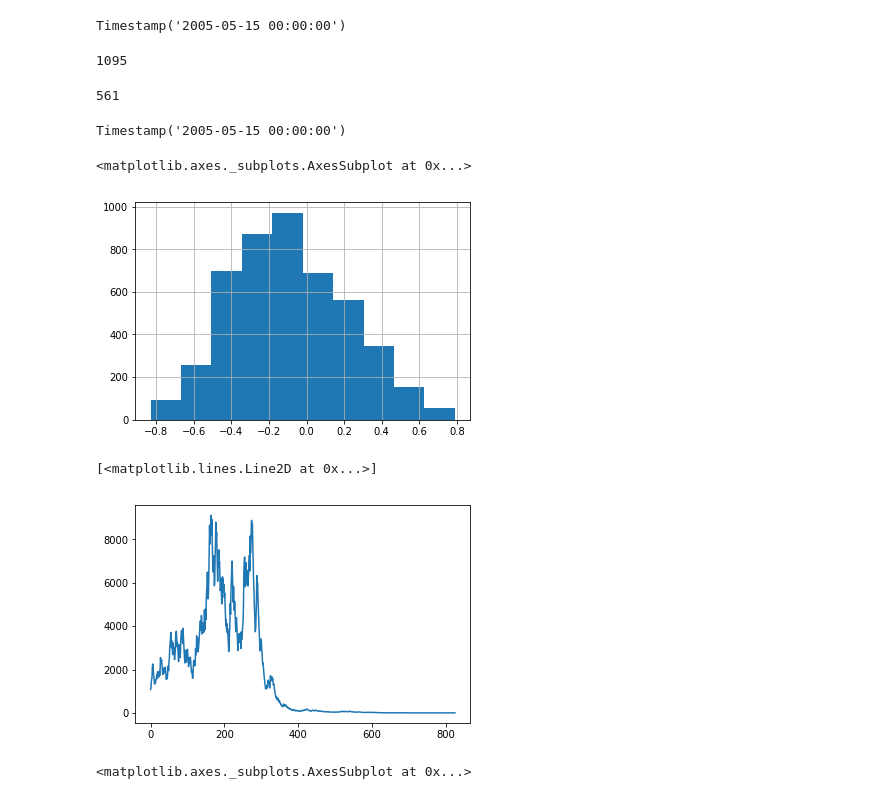
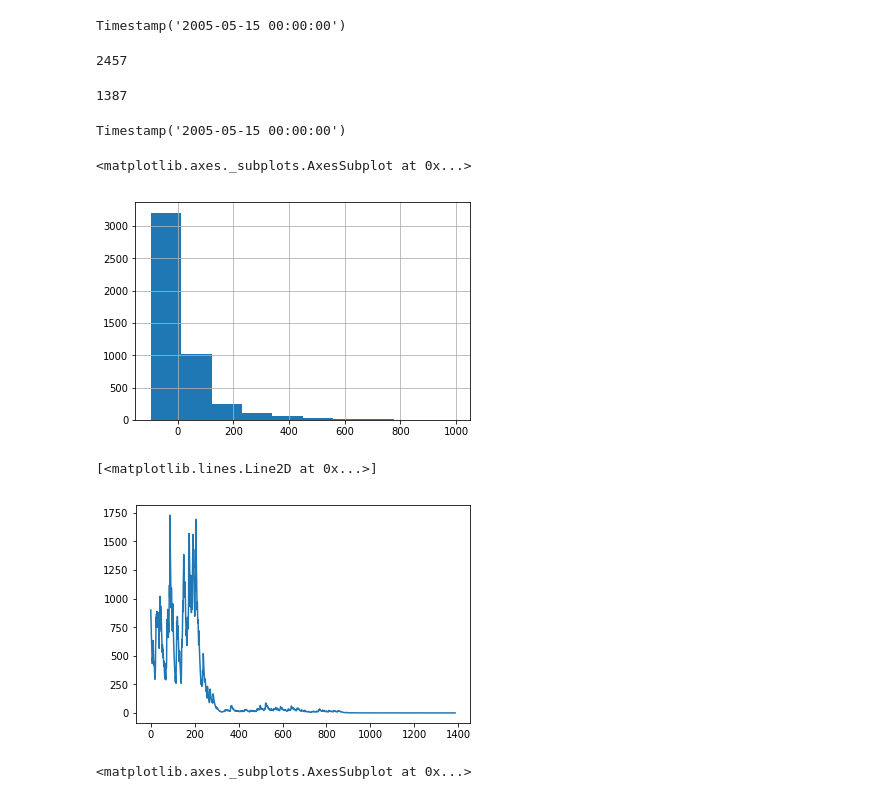
Before and after one commit to greenster3000/fun, a Jupyter notebook: notebooks/elo.ipynb, the cells around one changed output. Drawn from its saved outputs; the diff is of its cells as text; code cells hidden in the pictures.

Commit message:
did some work on 538 and draws

```diff
--- a/notebooks/elo.ipynb
+++ b/notebooks/elo.ipynb
@@ -222,6 +222,14 @@ for file in sorted(os.listdir("../xgbetting/data/eng/")):
 df["p_draw"] = df.expected.apply(lambda x: (4 / 3) * x * (1 - x))
 df["p_win"] = df.expected - (0.5 * df.p_draw)
 df["p_loss"] = 1 - df.expected - (0.5 * df.p_draw)
+# %%
+df["odds_draw"] = 1 / df.p_draw
+df["odds_win"] = 1 / df.p_win
+df["odds_loss"] = 1/ df.p_loss
+# %%
+df["home_diff"] = (df.BbMxH - df.odds_win) / df.odds_win * 100
+df["away_diff"] = (df.BbMxA - df.odds_loss) / df.odds_loss * 100
+df["draw_diff"] = (df.BbMxD - df.odds_draw) / df.odds_draw * 100
 # %%
 df["checksum"] = df.p_draw + df.p_win + df.p_loss
 # %%
@@ -246,31 +254,23 @@ df.p_draw.hist(bins=32)
 df[df.BbMxA.isnull()].Date.max()
 # %% [output]
 Timestamp('2005-05-15 00:00:00')
-# %%
-df["odds_win"] = 1 / df.BbMxH
-df["odds_draw"] = 1 / df.BbMxD
-df["odds_loss"] = 1 / df.BbMxA
-# %%
-df["win_diff"] =  df.p_win - df.odds_win
-df["draw_diff"] = df.p_draw - df.odds_draw
-df["loss_diff"] = df.p_loss - df.odds_loss
 # %%
-print(len(df[df.loss_diff > 0.3]))
+print(len(df[df.away_diff > 20]))
 # %% [output]
-1095
+2457
 # %%
-print(len(df[df.win_diff > 0.3] ))
+print(len(df[df.home_diff > 20] ))
 # %% [output]
-561
+1387
 # %%
 df[df.odds_win.isnull()].Date.max()
 # %% [output]
 Timestamp('2005-05-15 00:00:00')
 # %%
-df.win_diff.hist()
+df.home_diff.hist()
 # %% [output]
 <matplotlib.axes._subplots.AxesSubplot at 0x...>
-[figure, old version]
+[figure, new version]
 # %%
 money = 1000
 percent = 0.1
@@ -278,20 +278,20 @@ total_staked = 0
 total_won = 0
 money_history = []
 # for row in df[(df.loss_diff < -0.3) & (df.expected < 0.6) & (df.expected > 0.4)].itertuples():
-for row in df[(df.loss_diff < -0.2)].itertuples():
+for row in df[(df.home_diff > 20)].itertuples():
 
     stake = money * percent
     money -= stake
     total_staked += stake
 
-    if row.FTR == "A":
-        money += row.BbMxA * 0.99 * stake
-        total_won += row.BbMxA * 0.99 * stake
+    if row.FTR == "H":
+        money += row.BbMxH * 0.99 * stake
+        total_won += row.BbMxH * 0.99 * stake
     money_history.append(money)
 plt.plot(money_history)
 # %% [output]
 [<matplotlib.lines.Line2D at 0x...>]
-[figure, old version]
+[figure, new version]
 # %%
 df.loss_diff.hist(bins=64)
 # %% [output]
```
Also changed, not shown: parts of 7 cells of this notebook, 5 other files.
